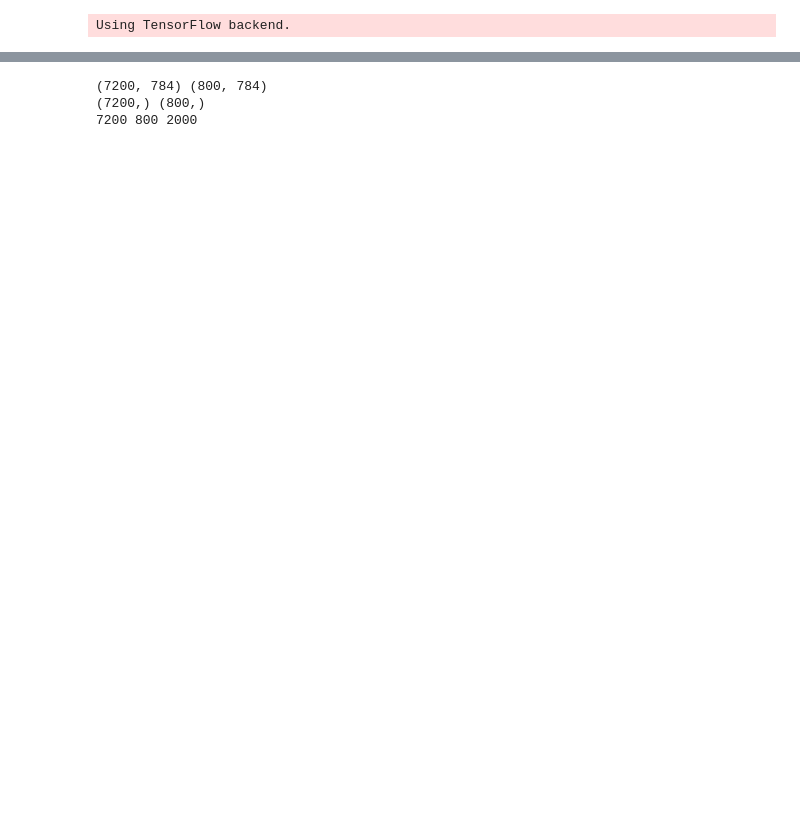
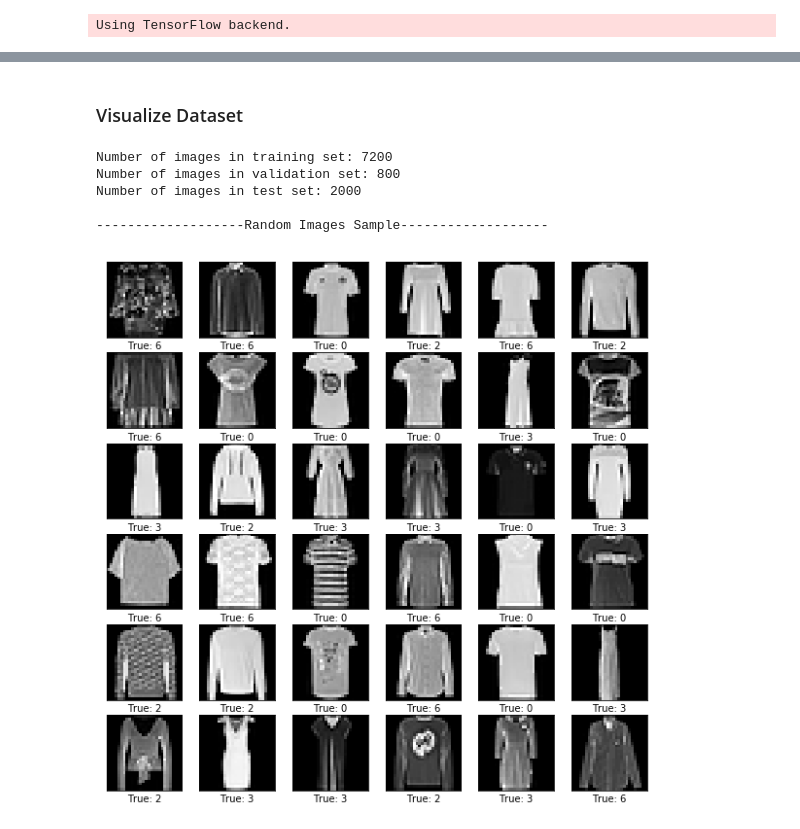
Before and after one commit to Prateekj2903/Midas-IIITD, a Jupyter notebook: CV_Problem/CV_TASK.ipynb, the cells around one changed output, grey strips where cells are left out. Drawn from its saved outputs; the diff is of its cells as text; code cells hidden in the pictures; blank space fills up the shorter version.

```diff
--- a/CV_Problem/CV_TASK.ipynb
+++ b/CV_Problem/CV_TASK.ipynb
@@ -26,22 +44,30 @@ class Dataset():
     TESTING_IMG_FILENAME = 'test_image.pkl'
 
     def __init__(self, validation_size=0.1):
+        """
+        Args:
+            validation size: percentage split for validation data
+        """
         self.validation_size = validation_size
         self.build()
 
+    #Training Set Size
     @property
     def training_set_size(self):
         return len(self.training_images)
 
+    #Validation Set Size
     @property
     def validation_set_size(self):
         return len(self.validation_images)
 
+    #Test Set Size
     @property
     def test_set_size(self):
         return len(self.test_set)
 
 
+    #Loads dataset from disk and split training set
     def build(self):
         self.images = self.load_pickle(os.path.join(self.DATA_DIR_NAME, self.TRAINING_IMG_FILENAME))
         self.labels = self.load_pickle(os.path.join(self.DATA_DIR_NAME, self.TRAINING_LABEL_FILENAME))
@@ -51,21 +77,36 @@ class Dataset():
         self.validation_set = self.build_set(self.validation_images, self.validation_labels)
         self.test_set = self.load_pickle(os.path.join(self.DATA_DIR_NAME, self.TESTING_IMG_FILENAME))
 
+    #Combines the images with its coresponding labels in one python list
     def build_set(self, images, labels):
         return [images, labels]
 
+    #Load pickled dataset files from disk
     def load_pickle(self, filename, mode='rb'):
         data = pickle.load(open(filename, mode))
         data = np.array(data, dtype='float32')
         return data
-# %%
-#TODO
-
-dataset = Dataset()
-print(dataset.training_set[0].shape, dataset.validation_set[0].shape)
-print(dataset.training_set[1].shape, dataset.validation_set[1].shape)
-print(dataset.training_set_size, dataset.validation_set_size, dataset.test_set_size)
-# %% [output]
-(7200, 784) (800, 784)
-(7200,) (800,)
-7200 800 2000
+# %% [markdown]
+### Visualize Dataset
+# %%
+dataset = Dataset()
+print("Number of images in training set: {}".format(dataset.training_set_size))
+print("Number of images in validation set: {}".format(dataset.validation_set_size))
+print("Number of images in test set: {}".format(dataset.test_set_size))
+
+print("\n-------------------Random Images Sample-------------------")
+train_set = dataset.training_set
+fig, axes = plt.subplots(6, 6 , figsize=(10, 10))
+for i, ax in enumerate(axes.flat):
+    idx = np.random.randint(0, dataset.training_set_size)
+    ax.imshow(train_set[0][idx].reshape(28, 28), cmap='gray')
+    ax.set_xticks([])
+    ax.set_yticks([])
+    ax.set_xlabel("True: {}".format(np.int32(train_set[1][idx])))
+# %% [output]
+Number of images in training set: 7200
+Number of images in validation set: 800
+Number of images in test set: 2000
+
+-------------------Random Images Sample-------------------
+[figure, added]
```
Also changed, not shown: parts of 40 cells of this notebook, 4 other files.
